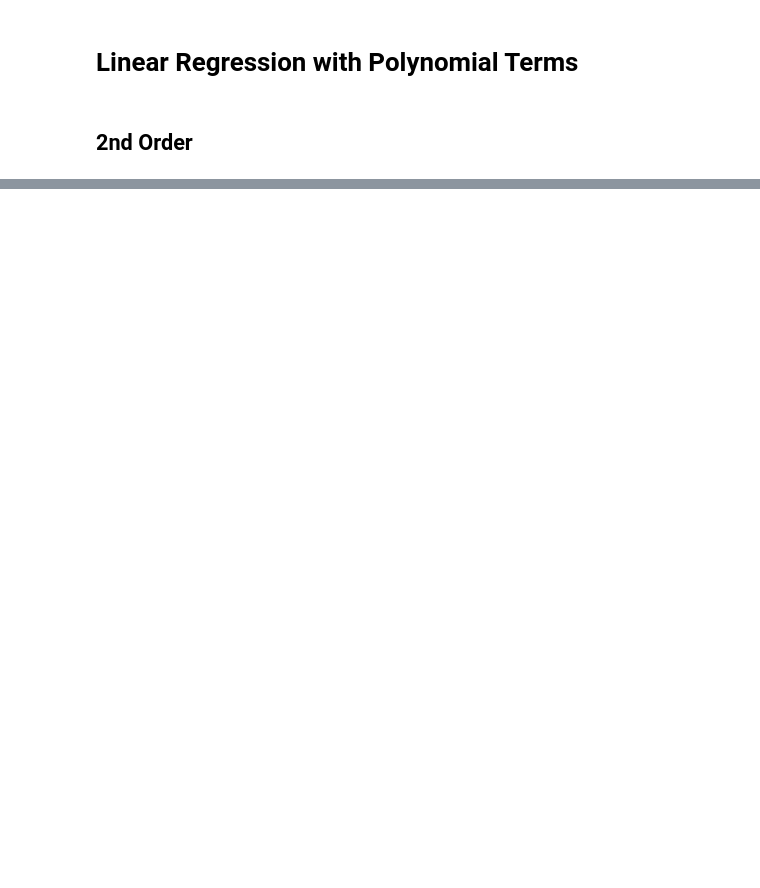
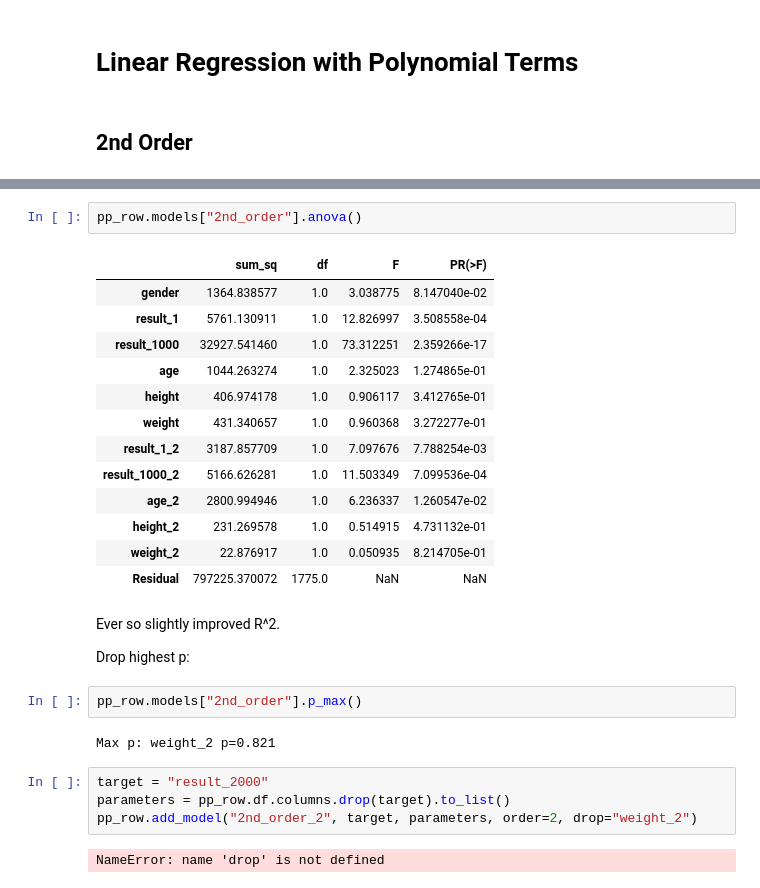
Before and after one commit to adhardy/Concept2-Pace-Predictor, a Jupyter notebook: linear-regression.ipynb, the cells around one changed output, grey strips where cells are left out. Drawn from its saved outputs; the diff is of its cells as text; blank space fills up the shorter version.

```diff
--- a/linear-regression.ipynb
+++ b/linear-regression.ipynb
@@ -408,0 +465,30 @@ TODO:
+# %%
+pp_row.models["2nd_order"].anova()
+# %% [output]
+|  | sum_sq | df | F | PR(>F) |
+| gender | 1364.838577 | 1.0 | 3.038775 | 8.147040e-02 |
+| result_1 | 5761.130911 | 1.0 | 12.826997 | 3.508558e-04 |
+| result_1000 | 32927.541460 | 1.0 | 73.312251 | 2.359266e-17 |
+| age | 1044.263274 | 1.0 | 2.325023 | 1.274865e-01 |
+| height | 406.974178 | 1.0 | 0.906117 | 3.412765e-01 |
+| weight | 431.340657 | 1.0 | 0.960368 | 3.272277e-01 |
+| result_1_2 | 3187.857709 | 1.0 | 7.097676 | 7.788254e-03 |
+| result_1000_2 | 5166.626281 | 1.0 | 11.503349 | 7.099536e-04 |
+| age_2 | 2800.994946 | 1.0 | 6.236337 | 1.260547e-02 |
+| height_2 | 231.269578 | 1.0 | 0.514915 | 4.731132e-01 |
+| weight_2 | 22.876917 | 1.0 | 0.050935 | 8.214705e-01 |
+| Residual | 797225.370072 | 1775.0 | NaN | NaN |
+# %% [markdown]
+Ever so slightly improved R^2.
+
+Drop highest p:
+# %%
+pp_row.models["2nd_order"].p_max()
+# %% [output]
+Max p: weight_2 p=0.821
+# %%
+target = "result_2000"
+parameters = pp_row.df.columns.drop(target).to_list()
+pp_row.add_model("2nd_order_2", target, parameters, order=2, drop="weight_2")
+# %% [output]
+NameError: name 'drop' is not defined
```
Also changed, not shown: parts of 14 cells of this notebook, 1 other file.
